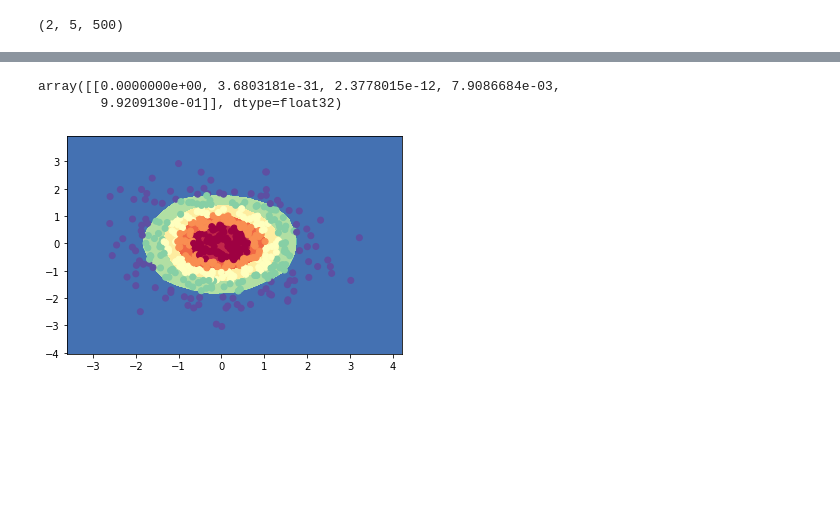
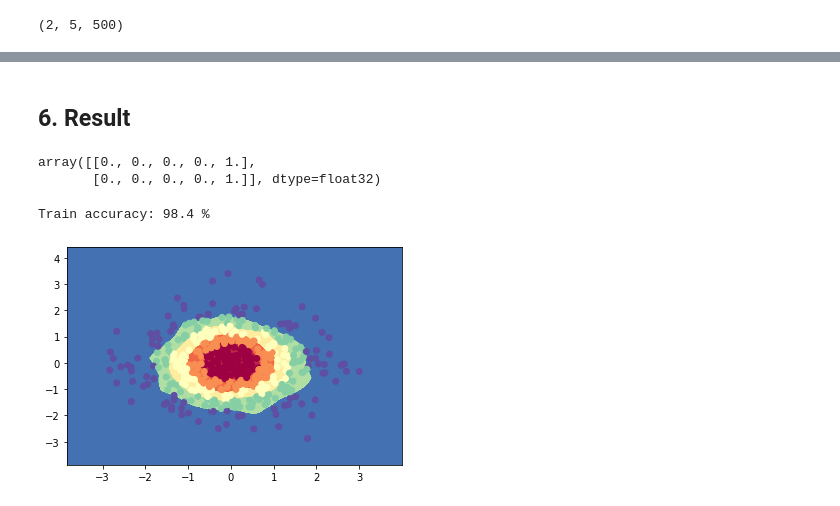
Before and after one commit to tanhtm/DeepLearning, a Jupyter notebook: Documents/NeuralNetwork/Planar data classification with Deep Neural Network - Tensorflow.ipynb, the cells around one changed output, grey strips where cells are left out. Saved outputs shown, nothing was run; the diff lists cells and outputs as text; code cells hidden in the pictures; blank space fills up the shorter version.

```diff
--- a/Documents/NeuralNetwork/Planar data classification with Deep Neural Network - Tensorflow.ipynb
+++ b/Documents/NeuralNetwork/Planar data classification with Deep Neural Network - Tensorflow.ipynb
@@ -49,6 +86,15 @@ model = keras.Model(inputs=inputs, outputs=outputs)
+# %%
+#Model of NN
+model = keras.Model(inputs=input_layer, outputs=output_layer)
 # %%
-model.compile(optimizer=keras.optimizers.RMSprop(),  # Optimizer
+#Gradient descent optimizer
+rms = keras.optimizers.RMSprop(lr=0.01, rho=0.9, epsilon= 0.0001 , decay=0.0)
+
+#Loss function
+loss_softmax = keras.losses.CategoricalCrossentropy()
+
+model.compile(optimizer= rms,  # Optimizer
               # Loss function to minimize
-              loss=keras.losses.CategoricalCrossentropy(),
+              loss= loss_softmax,
               # List of metrics to monitor
-              metrics=[keras.metrics.CategoricalCrossentropy()])
+              metrics=[keras.metrics.CategoricalAccuracy()])
@@ -55,10 +103,7 @@ model.compile(optimizer=keras.optimizers.RMSprop(),  # Optimizer
 # %%
 print('# Fit model on training data')
-history = model.fit(X.T, Y.T,
+history = model.fit(X_train.T, Y_train.T, #(m,)
                     batch_size=32,
-                    epochs=200
-                    # We pass some validation for
-                    # monitoring validation loss and metrics
-                    # at the end of each epoch
+                    epochs=500,
                    )
 # %% [output]
@@ -86,3 +142,5 @@ Epoch 200/200
+# %% [markdown]
+## 6. Result
 # %%
 def plot_decision_boundary(model, X, y):
     # Set min and max values and give it some padding
@@ -100,13 +158,18 @@ def plot_decision_boundary(model, X, y):
     plt.scatter(X[0, :], X[1, :], c=np.argmax(y,axis=0).ravel(), cmap=plt.cm.Spectral)
     #plt.savefig(fname = "vizu.png", format = 'png')
 # %%
-x = np.array([[-1.80128713e+00,  8.27326332e-01]])
+x = np.array([[-1.80128713e+00,  8.27326332e-01],[-1.80128713e+00,  8.27326332e-01]])
+model.predict(x)
+# %% [output]
+array([[0., 0., 0., 0., 1.],
+       [0., 0., 0., 0., 1.]], dtype=float32)
-# %%
-model.predict(x, batch_size=None, verbose=0, steps=None, callbacks=None)
-# %% [output]
-array([[0.0000000e+00, 3.6803181e-31, 2.3778015e-12, 7.9086684e-03,
-        9.9209130e-01]], dtype=float32)
+# %%
+Y_hat = model.predict(X_train.T)
+Y_predict = np.argmax(Y_hat, axis= 1)
+print("Train accuracy: {} %".format(100 - np.mean(np.abs(Y_predict - Y)) * 100))
+# %% [output]
+Train accuracy: 98.4 %
 # %%
-plot_decision_boundary(lambda x: model.predict(x), X,Y)
+plot_decision_boundary(lambda x: model.predict(x), X_train,Y_train)
 # %% [output]
-[figure, old version]
+[figure, new version]
```
Also changed, not shown: parts of 18 cells of this notebook, 1 other file.
